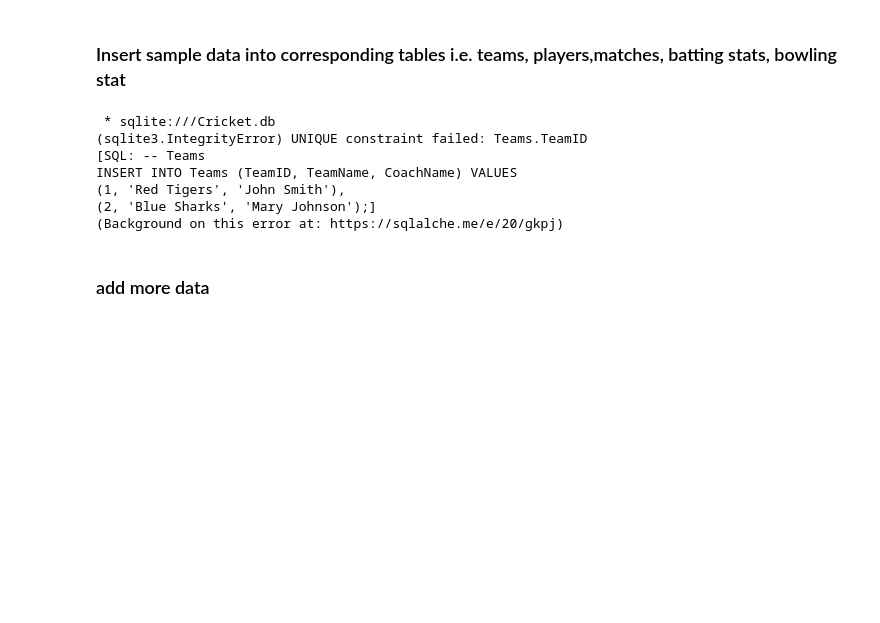
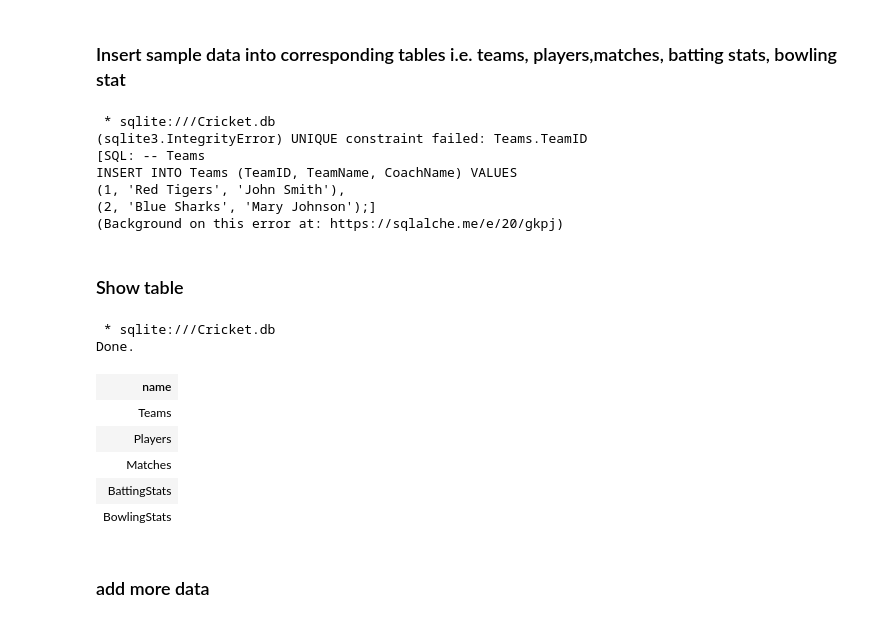
Before and after one commit to swarrup17/InternSQL, a Jupyter notebook: sqlpractice.ipynb, the cells around one changed output. Saved outputs shown, nothing was run; the diff lists cells and outputs as text; code cells hidden in the pictures; blank space fills up the shorter version.

```diff
--- a/sqlpractice.ipynb
+++ b/sqlpractice.ipynb
@@ -476,6 +476,20 @@ INSERT INTO Teams (TeamID, TeamName, CoachName) VALUES
 (1, 'Red Tigers', 'John Smith'),
 (2, 'Blue Sharks', 'Mary Johnson');]
 (Background on this error at: https://sqlalche.me/e/20/gkpj)
+# %% [markdown]
+### Show table
+# %%
+%%sql
+SELECT name FROM sqlite_master WHERE type='table';
+# %% [output]
+ * sqlite:///Cricket.db
+Done.
+| name |
+| Teams |
+| Players |
+| Matches |
+| BattingStats |
+| BowlingStats |
 # %% [markdown]
 ### add more data
 # %%
```
Also changed, not shown: parts of 4 cells of this notebook, 2 other files.
